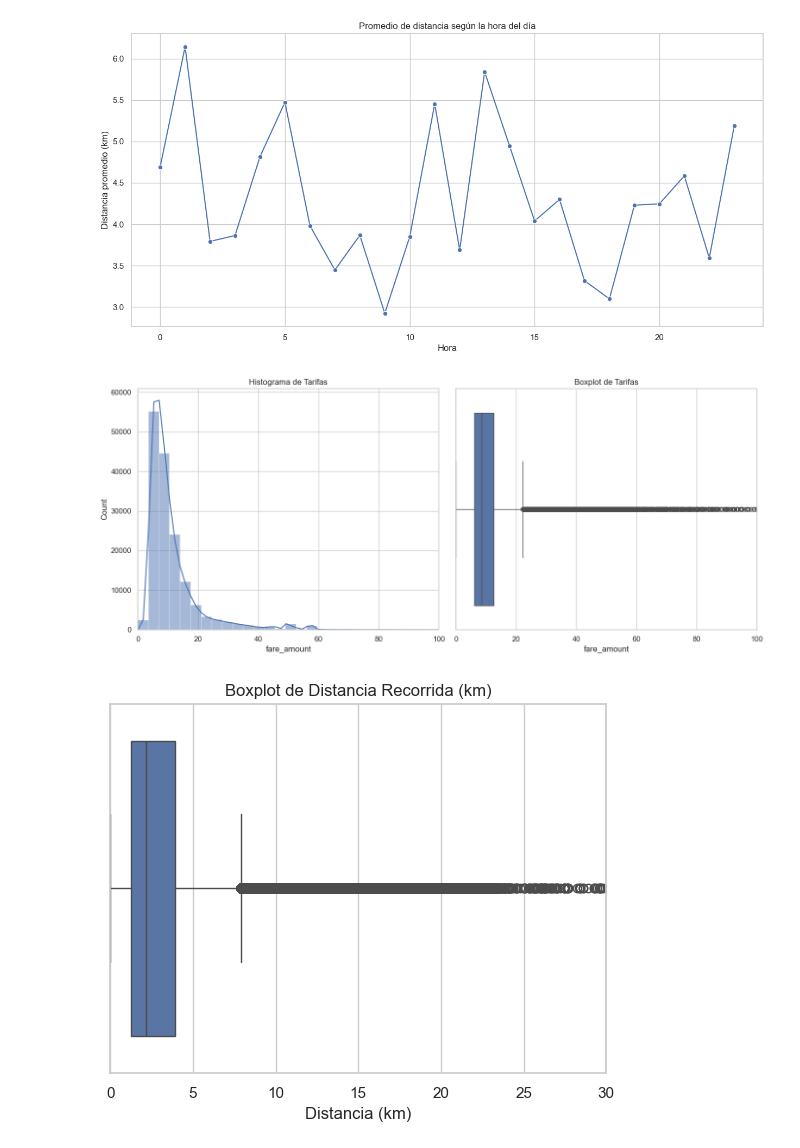
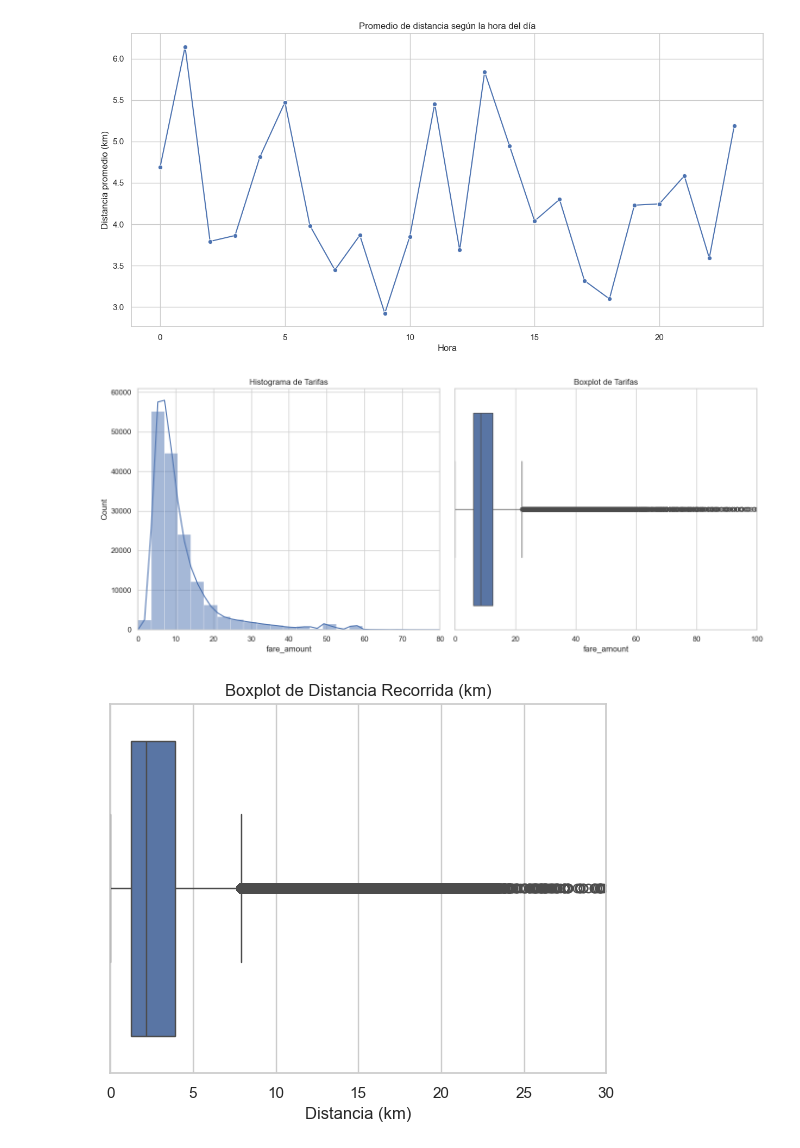
Before and after one commit to FefeTroanes/AA1-TUIA-2025C2-Molina-Romano-Troanes, a Jupyter notebook: TP-Regresion-AA1-2025C1.ipynb, the cells around one changed output. Drawn from its saved outputs; the diff is of its cells as text; code cells hidden in the pictures.

```diff
--- a/TP-Regresion-AA1-2025C1.ipynb
+++ b/TP-Regresion-AA1-2025C1.ipynb
@@ -309,6 +301,6 @@ Tamaño de X_train: (159891, 18)
 Tamaño de y_train: (159891,)
 # %%
 # Cálculo de distancia recorrida en km según latitud y longitud(inicio y destino)
-X_train['distancia_km'] = X_train.apply(lambda row: haversine((row['pickup_latitude'], row['pickup_longitude']),(row['dropoff_latitude'], row['dropoff_longitude'])), axis=1)
+X_train['distancia_km'] = X_train.apply(lambda row: haversine((row['pickup_latitude_desescalada'], row['pickup_longitude_desescalada']),(row['dropoff_latitude_desescalada'], row['dropoff_longitude_desescalada'])), axis=1)
 X_train['distancia_km'].describe()
 # %% [output]
@@ -510,20 +502,20 @@ plt.show()
 # %%
 fig, axes = plt.subplots(1, 2, figsize=(14, 6))
 
 # Histograma de tarifas
 sns.histplot(y_train, bins=100, kde=True, ax=axes[0])
-axes[0].set_xlim(0, 100)  # límite para ver mejor la zona central
+axes[0].set_xlim(0, 80)  # límite para ver mejor la zona central
 axes[0].set_title("Histograma de Tarifas")
 
 # Boxplot de tarifas
 sns.boxplot(x=y_train, ax=axes[1])
 axes[1].set_xlim(0, 100)
 axes[1].set_title("Boxplot de Tarifas")
 
 plt.tight_layout()
 plt.show()
 # %% [output]
-[figure, old version]
+[figure, new version]
 # %%
 # Boxplot distancia
 sns.boxplot(x=X_train['distancia_km'])
```
Also changed, not shown: parts of 6 cells of this notebook.
